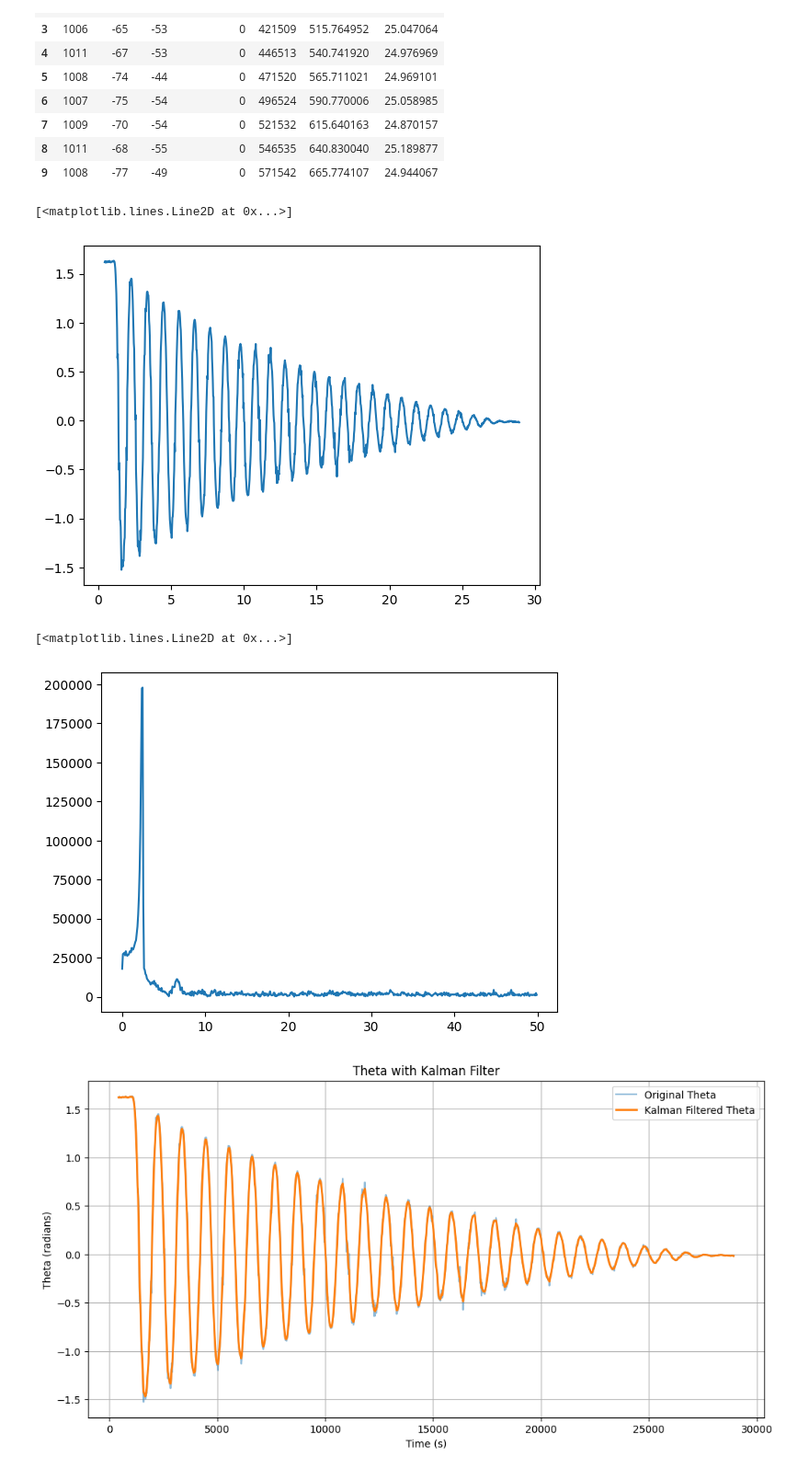
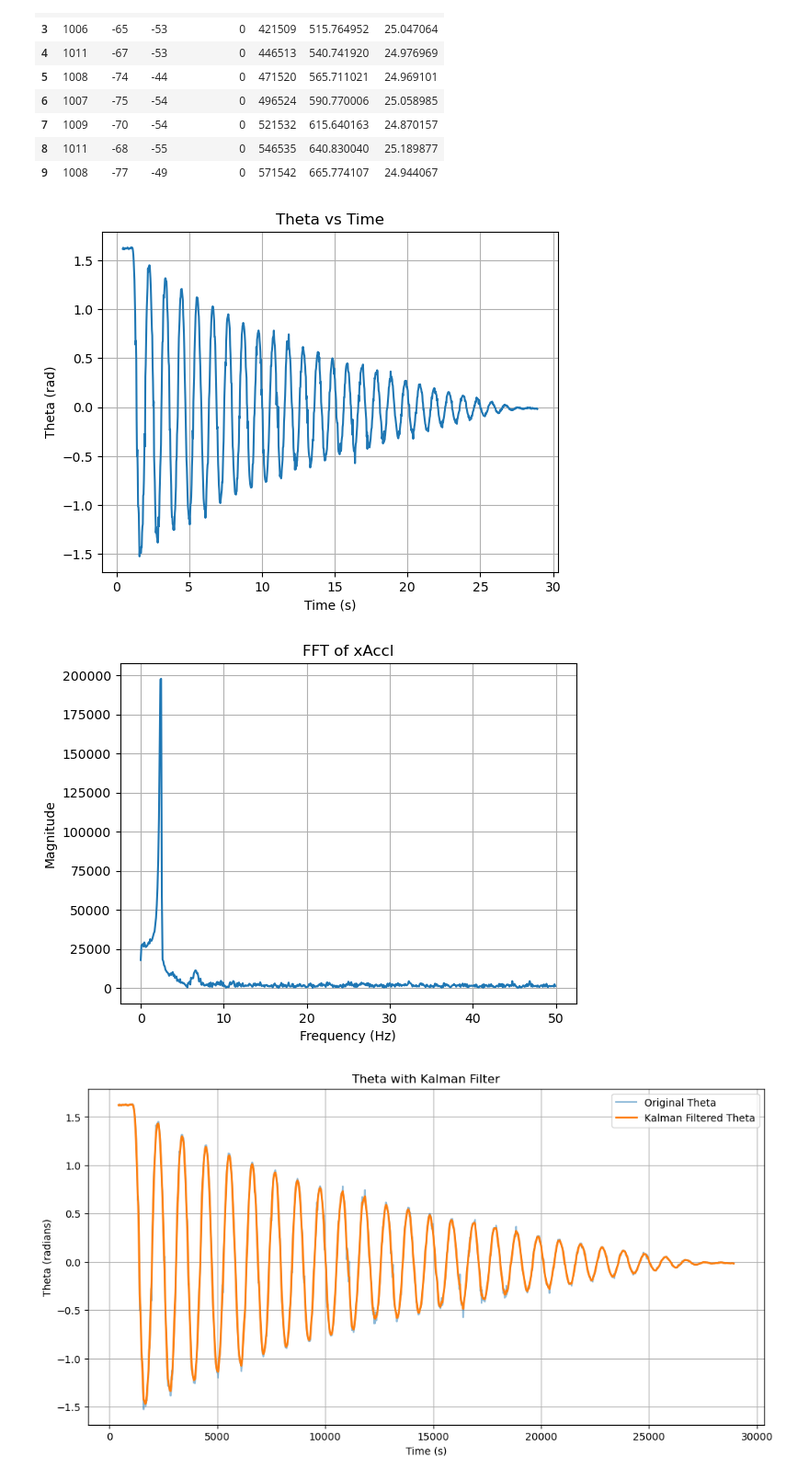
Before and after one commit to Pooyan-Farzanehkari/Smart-syetems-labs, a Jupyter notebook: filter.ipynb, the cells around one changed output. Shown at 92% size. Drawn from its saved outputs; the diff is of its cells as text; code cells hidden in the pictures.

```diff
--- a/filter.ipynb
+++ b/filter.ipynb
@@ -37,16 +38,27 @@ df.head(10)
 | 8 | 1011 | -68 | -55 | 0 | 546535 | 640.830040 | 25.189877 |
 | 9 | 1008 | -77 | -49 | 0 | 571542 | 665.774107 | 24.944067 |
 # %%
+# plotting the angle of the IMU (theta) over time
 theta = np.arctan2(df['xAccl'], df['zAccl'])
 # theta = np.degrees(theta)
 plt.plot(df['pcTime']/1000, theta)
+plt.xlabel('Time (s)')
+plt.ylabel('Theta (rad)')
+plt.title('Theta vs Time')
+plt.grid()
+plt.show()
 # %% [output]
-[<matplotlib.lines.Line2D at 0x...>]
-[figure, old version]
+[figure, new version]
 # %%
-data = fft(df['xAccl'])
-fftfreqs = fftfreq(len(data), d=0.01)
-plt.plot(fftfreqs[:len(data)//2], np.abs(data)[:len(data)//2])
+# plotting the angle of the IMU (theta) over time
+
+data = fft(df['xAccl']) # FFT of the xAccl data
+fftfreqs = fftfreq(len(data), d=0.01) # Sampling frequency is 100Hz
+plt.plot(fftfreqs[:len(data)//2], np.abs(data)[:len(data)//2]) # Plotting only the positive frequencies
+plt.xlabel('Frequency (Hz)')
+plt.ylabel('Magnitude')
+plt.title('FFT of xAccl')
+plt.grid()
+plt.show()
 # %% [output]
-[<matplotlib.lines.Line2D at 0x...>]
-[figure, old version]
+[figure, new version]
```
Also changed, not shown: parts of 8 cells of this notebook.
